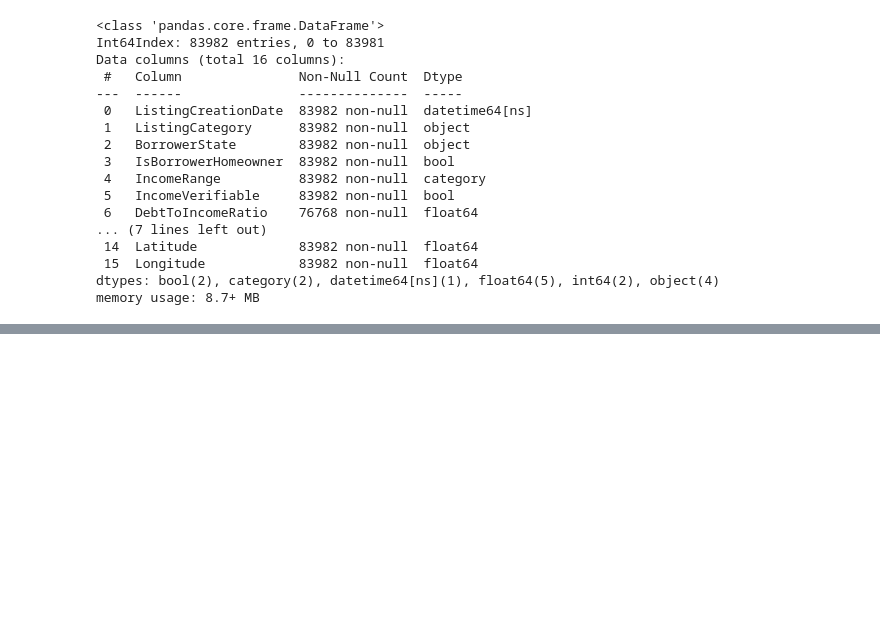
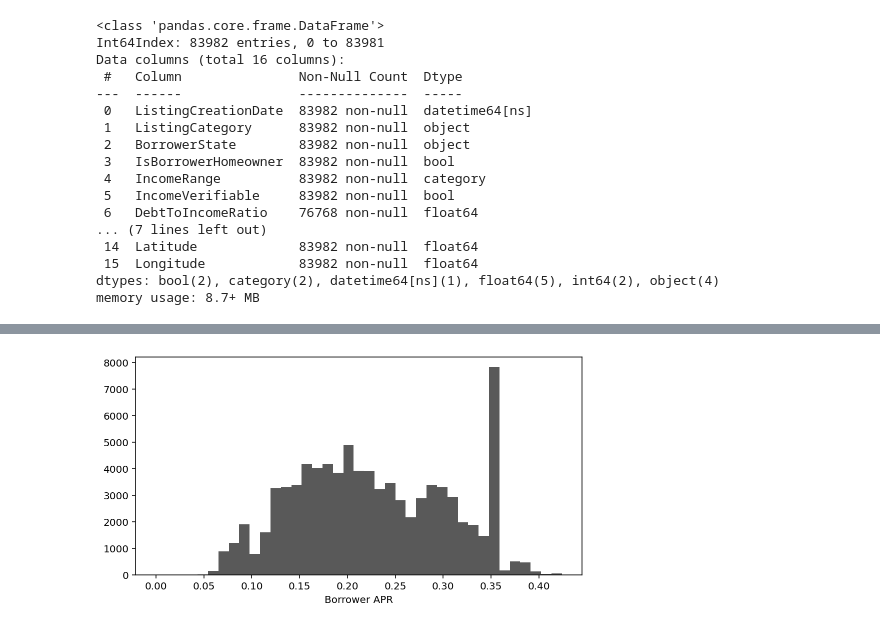
Before and after one commit to Lippins/Prosper-Loan-Data, a Jupyter notebook: exploration.ipynb, the cells around one changed output, grey strips where cells are left out. Saved outputs shown, nothing was run; the diff lists cells and outputs as text; code cells hidden in the pictures; blank space fills up the shorter version.

Commit message:
Explore APR and DI ratio univariate

```diff
--- a/exploration.ipynb
+++ b/exploration.ipynb
@@ -26,7 +26,8 @@ import seaborn as sns
 
 # Configure visualization behaviours
 %matplotlib inline
-# %config InlineBackend.figure_format = "retina"
+plt.style.use('tableau-colorblind10')
+%config InlineBackend.figure_format = 'retina'
 # %% [markdown]
 ## Preliminary Wrangling
 ---
@@ -350,0 +374,13 @@ We will explore our data systematically by building univariate, bivariate and mu
+# %%
+# Set color for all univariate plots
+main_color = sns.color_palette()[3]
+
+# Create 40 evenly spaced bins for Borrower APR from zero to the maximum value
+bins = np.linspace(0, loan_df.BorrowerAPR.max(), 40)
+
+plt.figure(figsize=(8, 4))
+plt.hist(data=loan_df, x='BorrowerAPR', bins=bins, color = main_color);
+plt.xticks(np.arange(0, 0.45, 0.05))
+plt.xlabel('Borrower APR');
+# %% [output]
+[figure, added]
```
Also changed, not shown: parts of 16 cells of this notebook.
